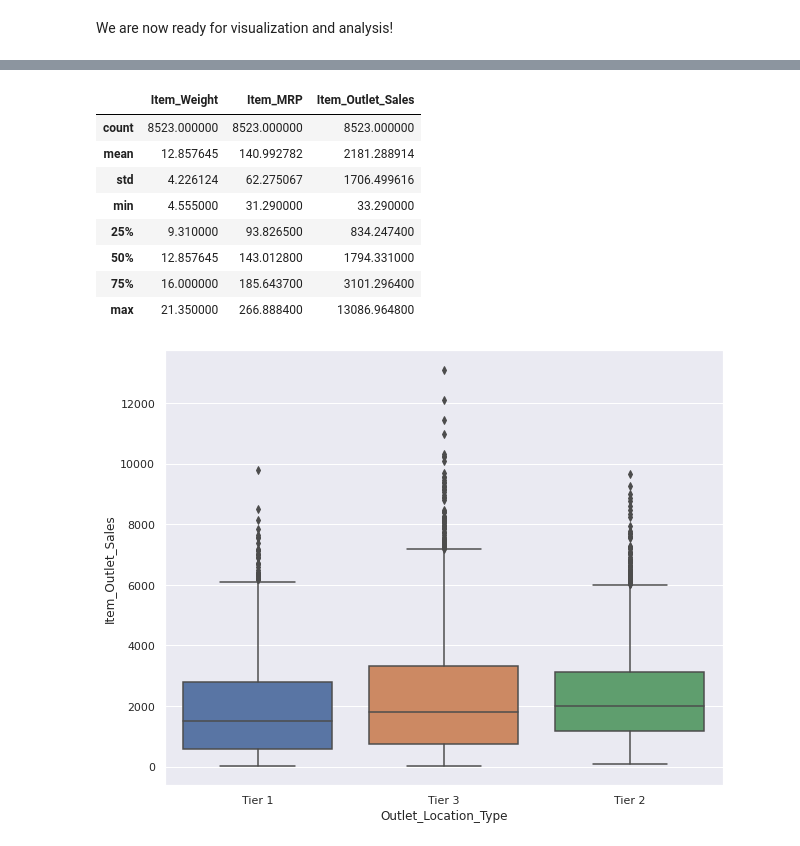
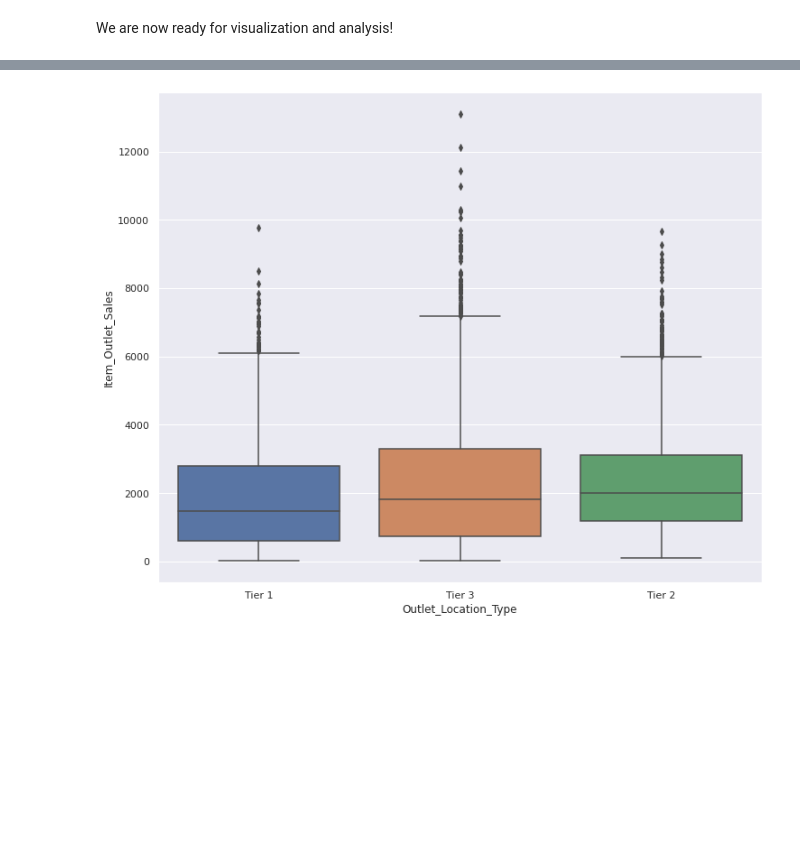
Before and after one commit to zevy613/sales-predictions, a Jupyter notebook: Project1.ipynb, the cells around one changed output, grey strips where cells are left out. Cells and saved outputs as stored; diff of their text form; code cells hidden in the pictures; blank space fills up the shorter version.

```diff
--- a/Project1.ipynb
+++ b/Project1.ipynb
@@ -245,25 +258,11 @@ Item_Outlet_Sales       3493
 dtype: int64
 # %%
 # From the above table, lets use a boxplot to see where most of our data lies and if there are any outliers relating to Outlet_Location_Type.
+# Lets use seaborn to make a boxplot to compare the Item_Outlet_Sales and the Outlet_Location_Type.
+sns.boxplot(x='Outlet_Location_Type', y='Item_Outlet_Sales', data=df)
 
-# First lets get some general statistics about our data.
-display(df.describe())
+# Lets increase the size of the plot.
+sns.set(rc = {'figure.figsize':(12,10)})
 # %% [output]
-|  | Item_Weight | Item_MRP | Item_Outlet_Sales |
-| count | 8523.000000 | 8523.000000 | 8523.000000 |
-| mean | 12.857645 | 140.992782 | 2181.288914 |
-| std | 4.226124 | 62.275067 | 1706.499616 |
-| min | 4.555000 | 31.290000 | 33.290000 |
-| 25% | 9.310000 | 93.826500 | 834.247400 |
-| 50% | 12.857645 | 143.012800 | 1794.331000 |
-| 75% | 16.000000 | 185.643700 | 3101.296400 |
-| max | 21.350000 | 266.888400 | 13086.964800 |
+[figure, added]
-# %%
-#Lets use seaborn to make a boxplot to compare the Item_Outlet_Sales and the Outlet_Location_Type.
-sns.boxplot(x='Outlet_Location_Type', y='Item_Outlet_Sales', data=df)
-
-#Lets increase the size of the plot.
-sns.set(rc = {'figure.figsize':(10,8)})
-# %% [output]
-[figure, removed]
 # %%
```
Also changed, not shown: parts of 32 cells of this notebook.
